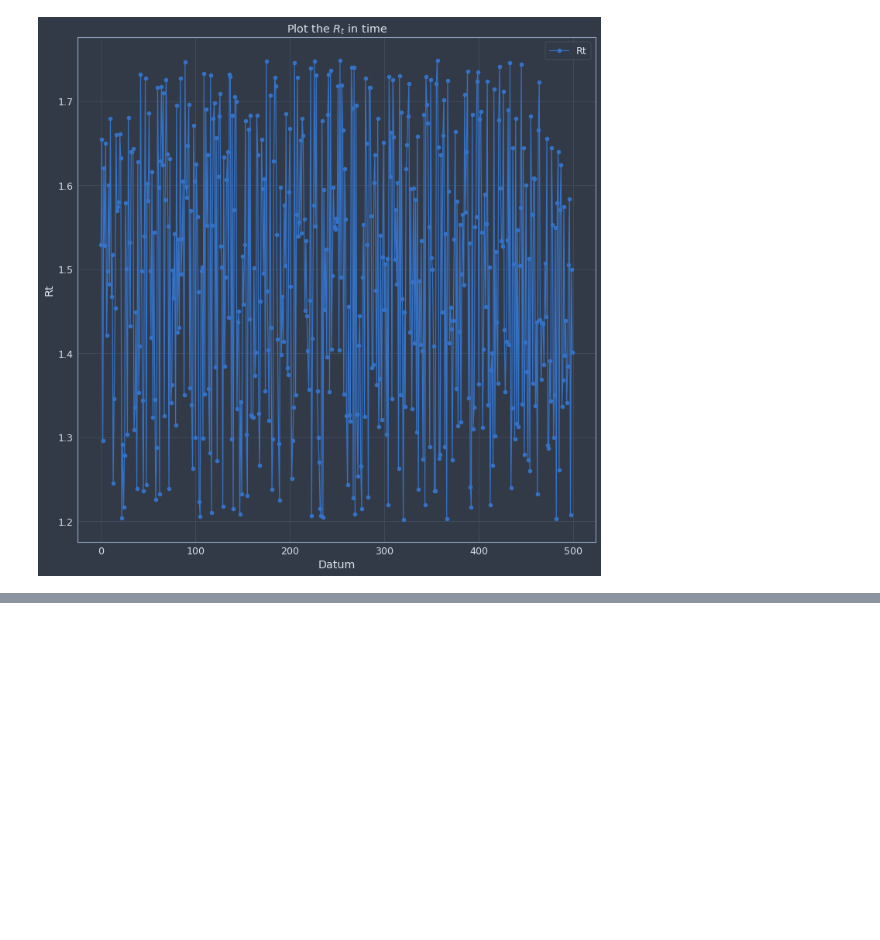
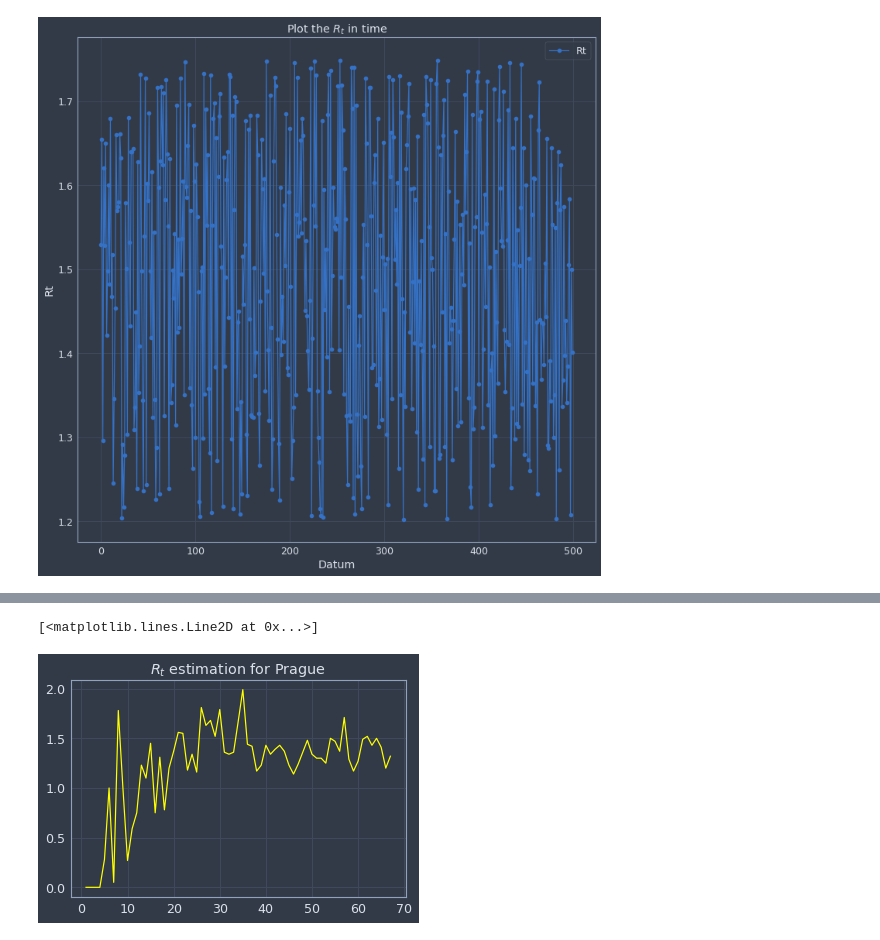
Before and after one commit to mixaal/DL, a Jupyter notebook: jupyterlab-image/examples/cv-19-cz/Infection Spread.ipynb, the cells around one changed output, grey strips where cells are left out. Cells and saved outputs as stored; diff of their text form; code cells hidden in the pictures; blank space fills up the shorter version.

```diff
--- a/jupyterlab-image/examples/cv-19-cz/Infection Spread.ipynb
+++ b/jupyterlab-image/examples/cv-19-cz/Infection Spread.ipynb
@@ -193,0 +206,14 @@ plt.show()
+# %%
+regions = infection_CZ['okres_lau_kod'].unique()
+data = {}
+incidents = {}
+for r in regions:
+    data[r] = infection_CZ.loc[infection_CZ['okres_lau_kod'] == r]
+    data[r]['daily'] = data[r]['kumulativni_pocet_nakazenych'] - data[r]['kumulativni_pocet_nakazenych'].shift(periods=1, fill_value=0)
+    x = data[r]['daily'].floordiv(10.0)
+    incidents[r] = x.to_numpy()
+
+
+
+#data['CZ0100'].tail()
+incidents
@@ -193,0 +284,17 @@ plt.show()
+# %%
+days_to_model = 68
+#days_to_model = 80
+
+incidents['CZ0100'][-days_to_model:]
+r_t = compute_likelihood_Rt(incidents['CZ0100'][-days_to_model:], GAMMA=1/9.0)
+
+#posteriors = r_t.cumprod(axis=1)
+#posteriors = posteriors / np.sum(posteriors, axis=0)
+p = compute_posteriors(r_t)
+Rt = compute_most_likely_values(p)
+
+plt.title("$R_t$ estimation for Prague")
+plt.plot(Rt, color='yellow',)
+# %% [output]
+[<matplotlib.lines.Line2D at 0x...>]
+[figure, added]
```
Also changed, not shown: parts of 11 cells of this notebook, 3 other files.
